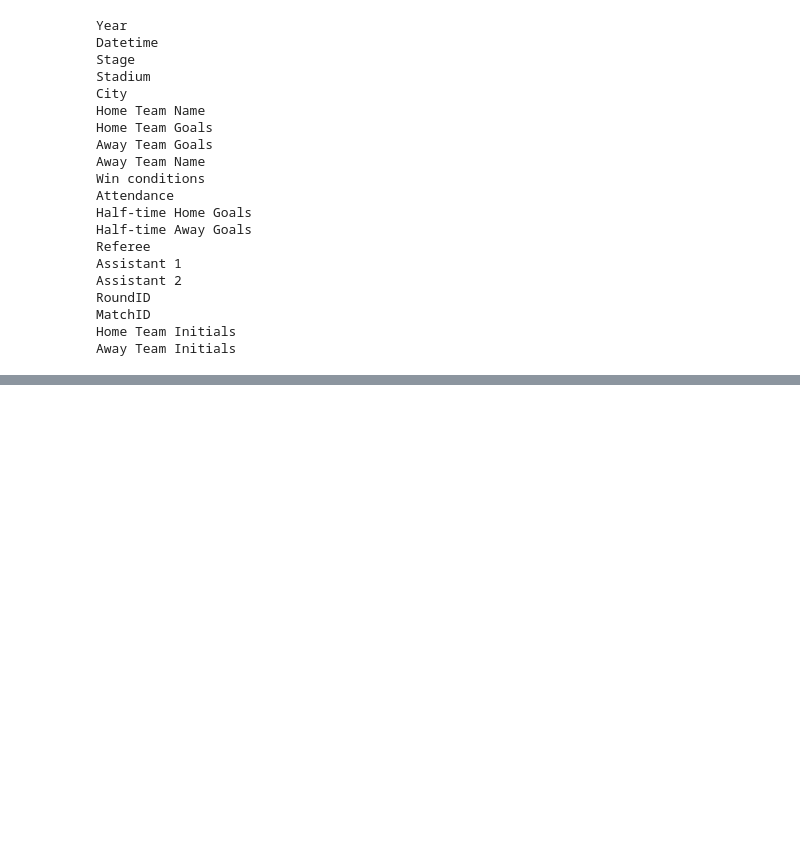
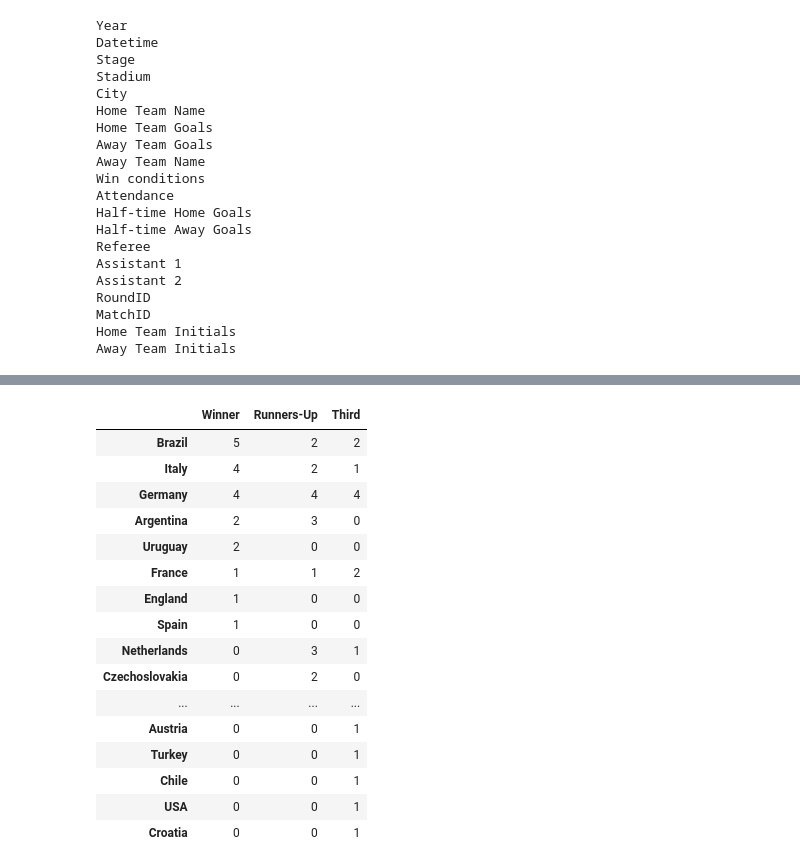
Before and after one commit to Binita72/FIFA_World_Cup, a Jupyter notebook: Untitled.ipynb, the cells around one changed output, grey strips where cells are left out. Saved outputs shown, nothing was run; the diff lists cells and outputs as text; code cells hidden in the pictures; blank space fills up the shorter version.

```diff
--- a/Untitled.ipynb
+++ b/Untitled.ipynb
@@ -241,0 +345,23 @@ Germany FR, C�te d'Ivoire,
+# %%
+# Filling Na values
+teams.fillna(0, inplace = True)
+teams = teams.astype(int)
+teams
+# %% [output]
+|  | Winner | Runners-Up | Third |
+| Brazil | 5 | 2 | 2 |
+| Italy | 4 | 2 | 1 |
+| Germany | 4 | 4 | 4 |
+| Argentina | 2 | 3 | 0 |
+| Uruguay | 2 | 0 | 0 |
+| France | 1 | 1 | 2 |
+| England | 1 | 0 | 0 |
+| Spain | 1 | 0 | 0 |
+| Netherlands | 0 | 3 | 1 |
+| Czechoslovakia | 0 | 2 | 0 |
+| ... | ... | ... | ... |
+| Austria | 0 | 0 | 1 |
+| Turkey | 0 | 0 | 1 |
+| Chile | 0 | 0 | 1 |
+| USA | 0 | 0 | 1 |
+| Croatia | 0 | 0 | 1 |
```
Also changed, not shown: parts of 27 cells of this notebook.
